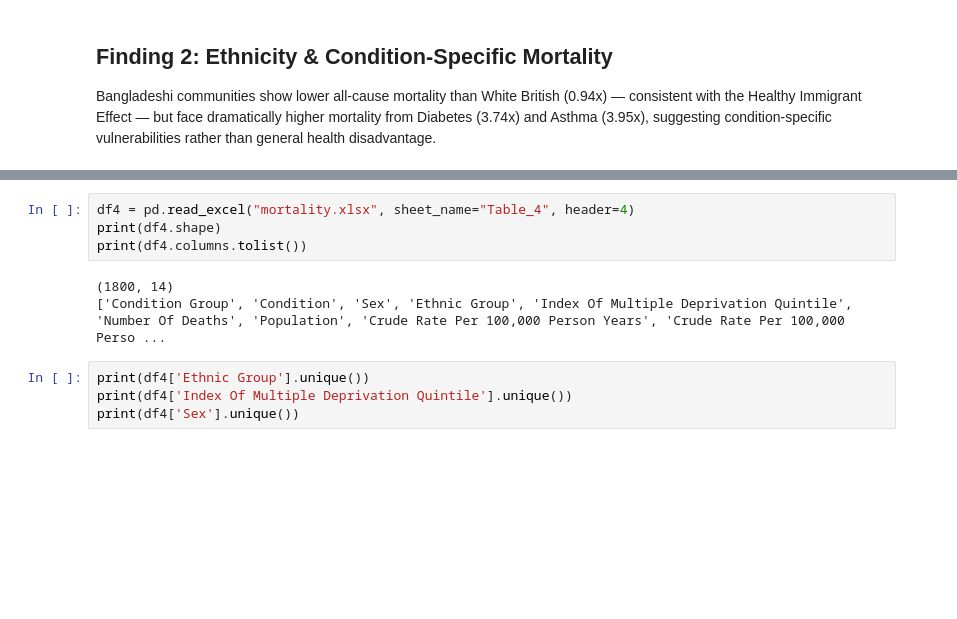
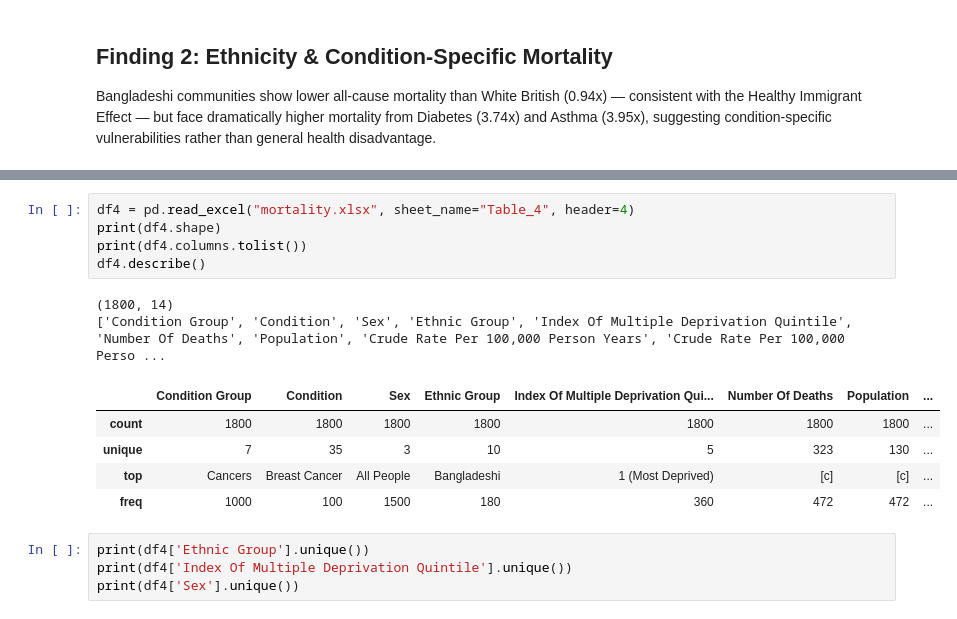
Before and after one commit to je-ffdev/capstoneproject, a Jupyter notebook: mortality.ipynb, the cells around one changed output, grey strips where cells are left out. Cells and saved outputs as stored; diff of their text form; blank space fills up the shorter version.

```diff
--- a/mortality.ipynb
+++ b/mortality.ipynb
@@ -236,10 +235,16 @@ Matplotlib is building the font cache; this may take a moment.
 # %%
 df4 = pd.read_excel("mortality.xlsx", sheet_name="Table_4", header=4)
 print(df4.shape)
 print(df4.columns.tolist())
+df4.describe()
 # %% [output]
 (1800, 14)
 ['Condition Group', 'Condition', 'Sex', 'Ethnic Group', 'Index Of Multiple Deprivation Quintile', 'Number Of Deaths', 'Population', 'Crude Rate Per 100,000 Person Years', 'Crude Rate Per 100,000 Perso ...
+|  | Condition Group | Condition | Sex | Ethnic Group | Index Of Multiple Deprivation Qui... | Number Of Deaths | Population | ... |
+| count | 1800 | 1800 | 1800 | 1800 | 1800 | 1800 | 1800 | ... |
+| unique | 7 | 35 | 3 | 10 | 5 | 323 | 130 | ... |
+| top | Cancers | Breast Cancer | All People | Bangladeshi | 1 (Most Deprived) | [c] | [c] | ... |
+| freq | 1000 | 100 | 1500 | 180 | 360 | 472 | 472 | ... |
 # %%
 print(df4['Ethnic Group'].unique())
 print(df4['Index Of Multiple Deprivation Quintile'].unique())
```
Also changed, not shown: parts of 1 cell of this notebook.
